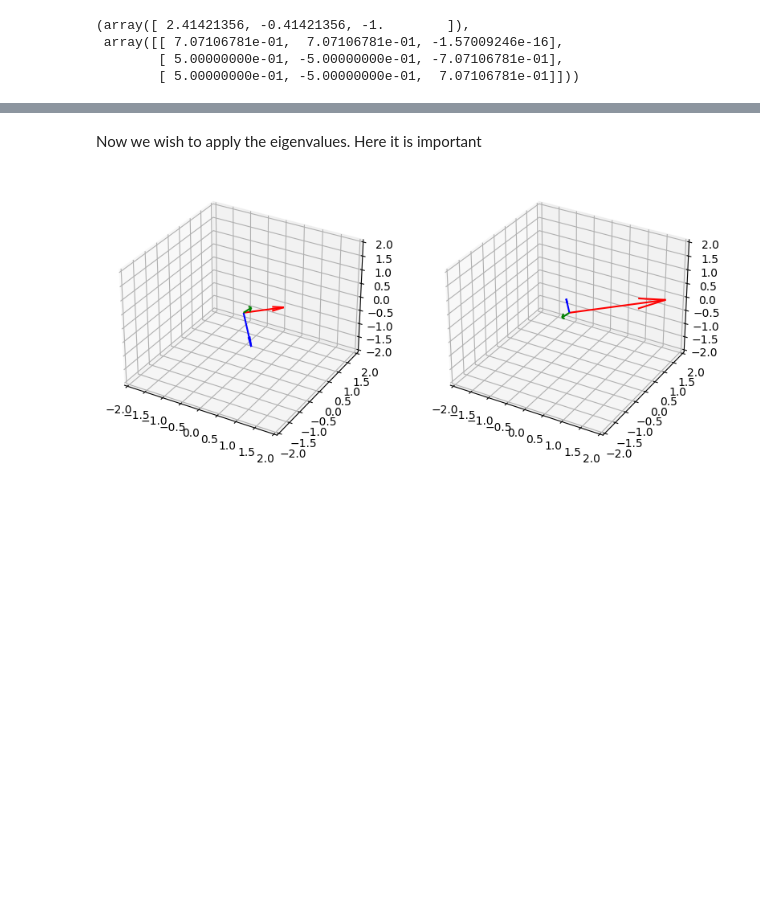
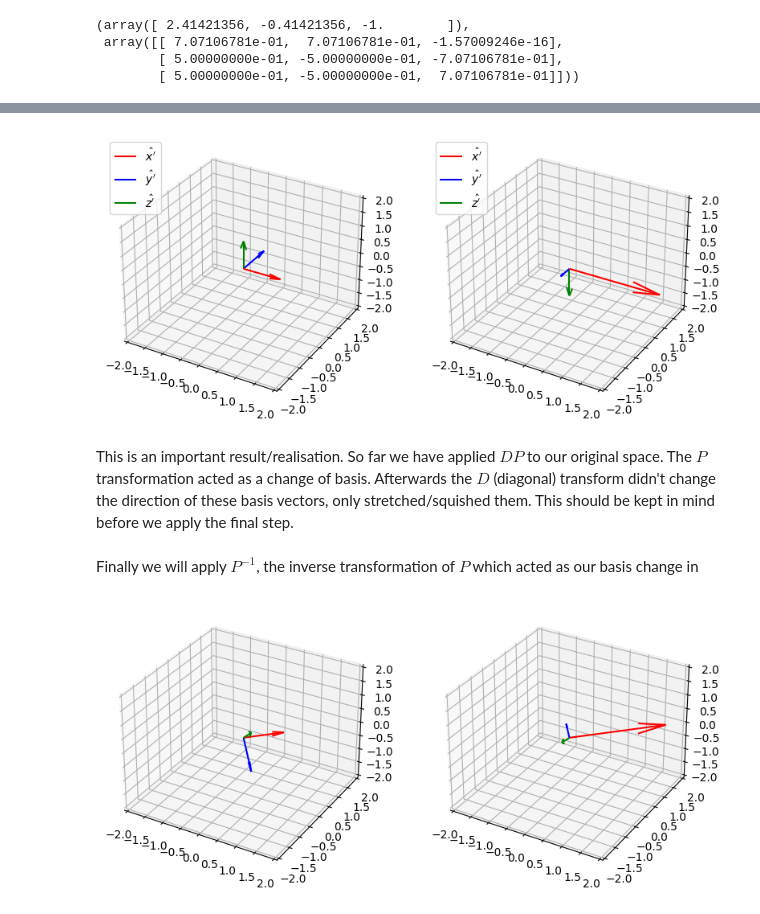
Before and after one commit to kitshepperd/ml-mathematics, a Jupyter notebook: notebooks/Eigenvectors-Eigenvalues.ipynb, the cells around one changed output, grey strips where cells are left out. Saved outputs shown, nothing was run; the diff lists cells and outputs as text; code cells hidden in the pictures; blank space fills up the shorter version.

```diff
--- a/notebooks/Eigenvectors-Eigenvalues.ipynb
+++ b/notebooks/Eigenvectors-Eigenvalues.ipynb
@@ -120,5 +127,32 @@ Next we will apply the diagonal matrix populated with our eigenvalues, $D$.
+# %%
+fig = plt.figure(figsize=plt.figaspect(0.5))
+
+
+ax = fig.add_subplot(1, 2, 1, projection="3d")
+ax.quiver(0, 0, 0, *X_prime, color="r", label=r"$\hat{x'}$")
+ax.quiver(0, 0, 0, *Y_prime, color="b", label=r"$\hat{y'}$")
+ax.quiver(0, 0, 0, *Z_prime, color="g", label=r"$\hat{z'}$")
+ax.set_xlim(-lims, lims)
+ax.set_ylim(-lims, lims)
+ax.set_zlim(-lims, lims)
+ax.legend(loc="upper left")
+
+ax = fig.add_subplot(1, 2, 2, projection="3d")
+ax.quiver(0, 0, 0, *(D @ X_prime), color="r", label=r"$\hat{x'}$")
+ax.quiver(0, 0, 0, *(D @ Y_prime), color="b", label=r"$\hat{y'}$")
+ax.quiver(0, 0, 0, *(D @ Z_prime), color="g", label=r"$\hat{z'}$")
+ax.set_xlim(-lims, lims)
+ax.set_ylim(-lims, lims)
+ax.set_zlim(-lims, lims)
+ax.legend(loc="upper left")
+
+plt.show()
+# %% [output]
+[figure, added]
+# %% [markdown]
+This is an important result/realisation. So far we have applied $DP$ to our original space. The $P$ transformation acted as a change of basis. Afterwards the $D$ (diagonal) transform didn't change the direction of these basis vectors, only stretched/squished them. This should be kept in mind before we apply the final step.
 # %% [markdown]
-Now we wish to apply the eigenvalues. Here it is important
+Finally we will apply $P^{-1}$, the inverse transformation of $P$ which acted as our basis change in
 # %%
 fig = plt.figure(figsize=plt.figaspect(0.5))
 lims = 2
```
Also changed, not shown: parts of 12 cells of this notebook, 2 other files.
